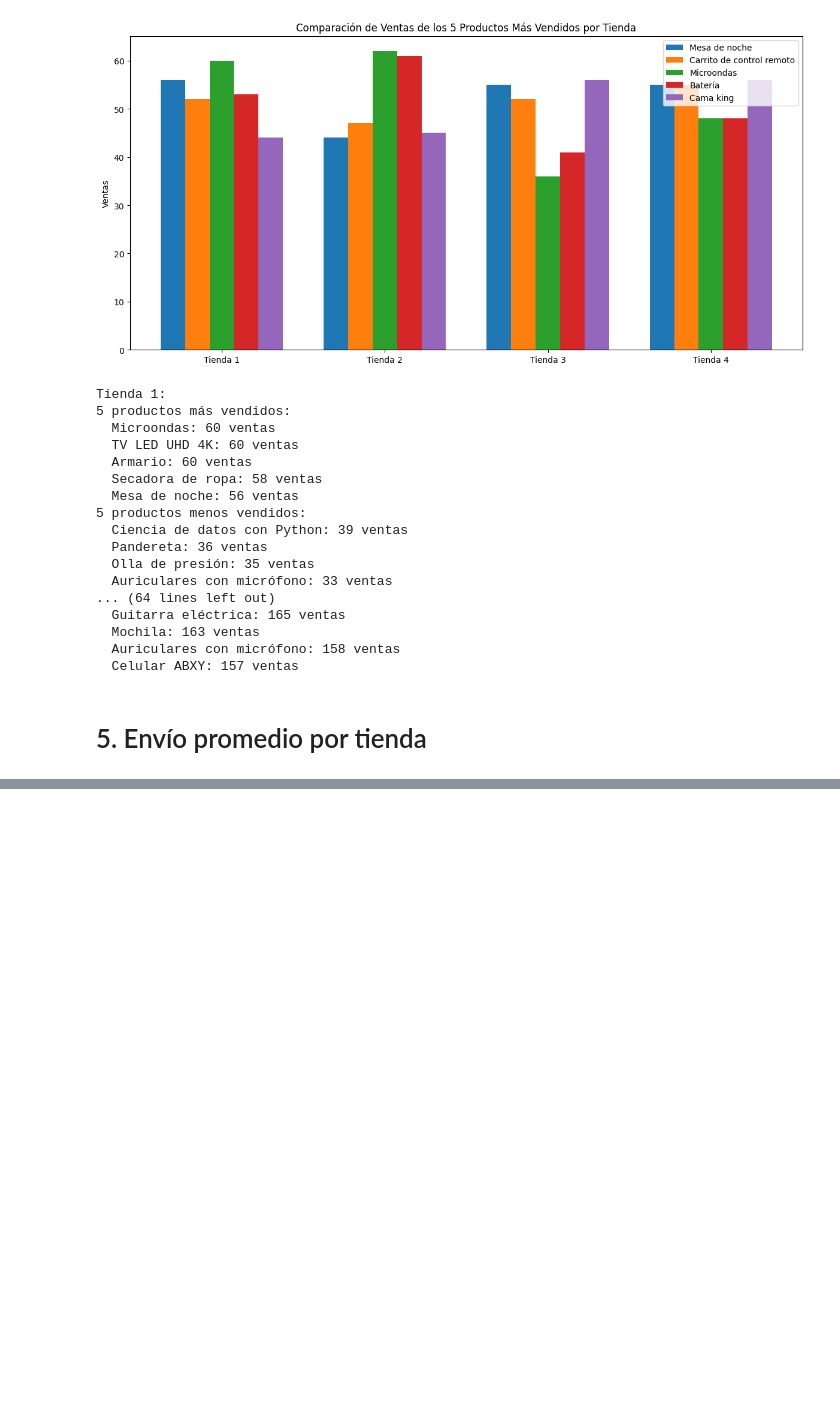
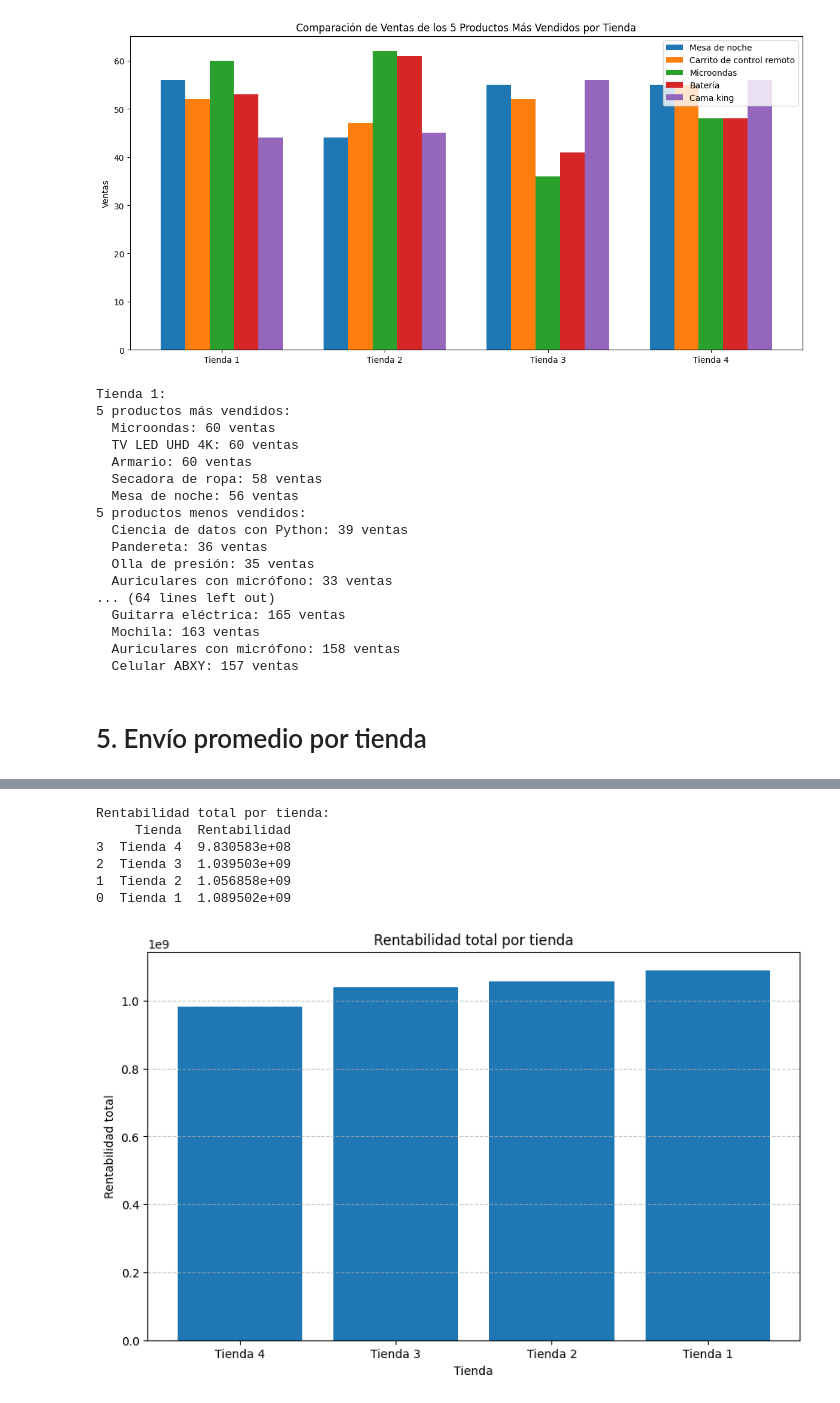
Before and after one commit to Alejandro-lopez1/ALejandro-Lopez, a Jupyter notebook: AluraStoreLatam.ipynb, the cells around one changed output, grey strips where cells are left out. Cells and saved outputs as stored; diff of their text form; code cells hidden in the pictures; blank space fills up the shorter version.

```diff
--- a/AluraStoreLatam.ipynb
+++ b/AluraStoreLatam.ipynb
@@ -433,0 +754,79 @@ Tienda 1:
+# %%
+import pandas as pd
+import matplotlib.pyplot as plt
+
+# Cargar los datos
+url = "https://raw.githubusercontent.com/alura-es-cursos/challenge1-data-science-latam/refs/heads/main/base-de-datos-challenge1-latam/tienda_1%20.csv"
+url2 = "https://raw.githubusercontent.com/alura-es-cursos/challenge1-data-science-latam/refs/heads/main/base-de-datos-challenge1-latam/tienda_2.csv"
+url3 = "https://raw.githubusercontent.com/alura-es-cursos/challenge1-data-science-latam/refs/heads/main/base-de-datos-challenge1-latam/tienda_3.csv"
+url4 = "https://raw.githubusercontent.com/alura-es-cursos/challenge1-data-science-latam/refs/heads/main/base-de-datos-challenge1-latam/tienda_4.csv"
+
+tienda1 = pd.read_csv(url)
+tienda2 = pd.read_csv(url2)
+tienda3 = pd.read_csv(url3)
+tienda4 = pd.read_csv(url4)
+
+# Añadir identificador de tienda a cada dataset
+tienda1['Tienda'] = 'Tienda 1'
+tienda2['Tienda'] = 'Tienda 2'
+tienda3['Tienda'] = 'Tienda 3'
+tienda4['Tienda'] = 'Tienda 4'
+
+# Combinar todos los datasets
+todas_tiendas = pd.concat([tienda1, tienda2, tienda3, tienda4])
+
+# Calcular el margen utilizando el precio y costo de envío
+todas_tiendas['Margen'] = todas_tiendas['Precio'] - todas_tiendas['Costo de envío']
+
+# Si hay una columna 'Cantidad', la usamos; de lo contrario, asumimos 1 unidad por venta
+if 'Cantidad' in todas_tiendas.columns:
+    todas_tiendas['Rentabilidad'] = todas_tiendas['Margen'] * todas_tiendas['Cantidad']
+else:
+    todas_tiendas['Rentabilidad'] = todas_tiendas['Margen']
+
+# Analizar la rentabilidad por tienda
+rentabilidad_tiendas = todas_tiendas.groupby('Tienda')['Rentabilidad'].sum().reset_index()
+rentabilidad_tiendas = rentabilidad_tiendas.sort_values('Rentabilidad')
+
+print("Rentabilidad total por tienda:")
+print(rentabilidad_tiendas)
+
+# Visualizar la rentabilidad
+plt.figure(figsize=(10, 6))
+plt.bar(rentabilidad_tiendas['Tienda'], rentabilidad_tiendas['Rentabilidad'])
+plt.title('Rentabilidad total por tienda')
+plt.xlabel('Tienda')
+plt.ylabel('Rentabilidad total')
+plt.grid(axis='y', linestyle='--', alpha=0.7)
+plt.show()
+
+# Análisis adicional: margen promedio por producto en cada tienda
+margen_promedio = todas_tiendas.groupby('Tienda')['Margen'].mean().reset_index()
+margen_promedio = margen_promedio.sort_values('Margen')
+
+print("\nMargen promedio por venta en cada tienda:")
+print(margen_promedio)
+
+# Volumen de ventas por tienda (cantidad de transacciones)
+volumen_ventas = todas_tiendas.groupby('Tienda').size().reset_index(name='Número de ventas')
+
+print("\nVolumen de ventas por tienda:")
+print(volumen_ventas)
+
+# Identificar la tienda menos rentable
+tienda_menos_rentable = rentabilidad_tiendas.iloc[0]['Tienda']
+print(f"\nLa tienda menos rentable es: {tienda_menos_rentable}")
+
+# Análisis adicional por lugar de compra
+if 'Lugar de Compra' in todas_tiendas.columns:
+    rentabilidad_por_lugar = todas_tiendas.groupby(['Tienda', 'Lugar de Compra'])['Rentabilidad'].sum().reset_index()
+    print("\nRentabilidad por tienda y lugar de compra:")
+    print(rentabilidad_por_lugar.sort_values(['Tienda', 'Rentabilidad']))
+# %% [output]
+Rentabilidad total por tienda:
+     Tienda  Rentabilidad
+3  Tienda 4  9.830583e+08
+2  Tienda 3  1.039503e+09
+1  Tienda 2  1.056858e+09
+0  Tienda 1  1.089502e+09
+[figure, added]
```
Also changed, not shown: parts of 5 cells of this notebook.
